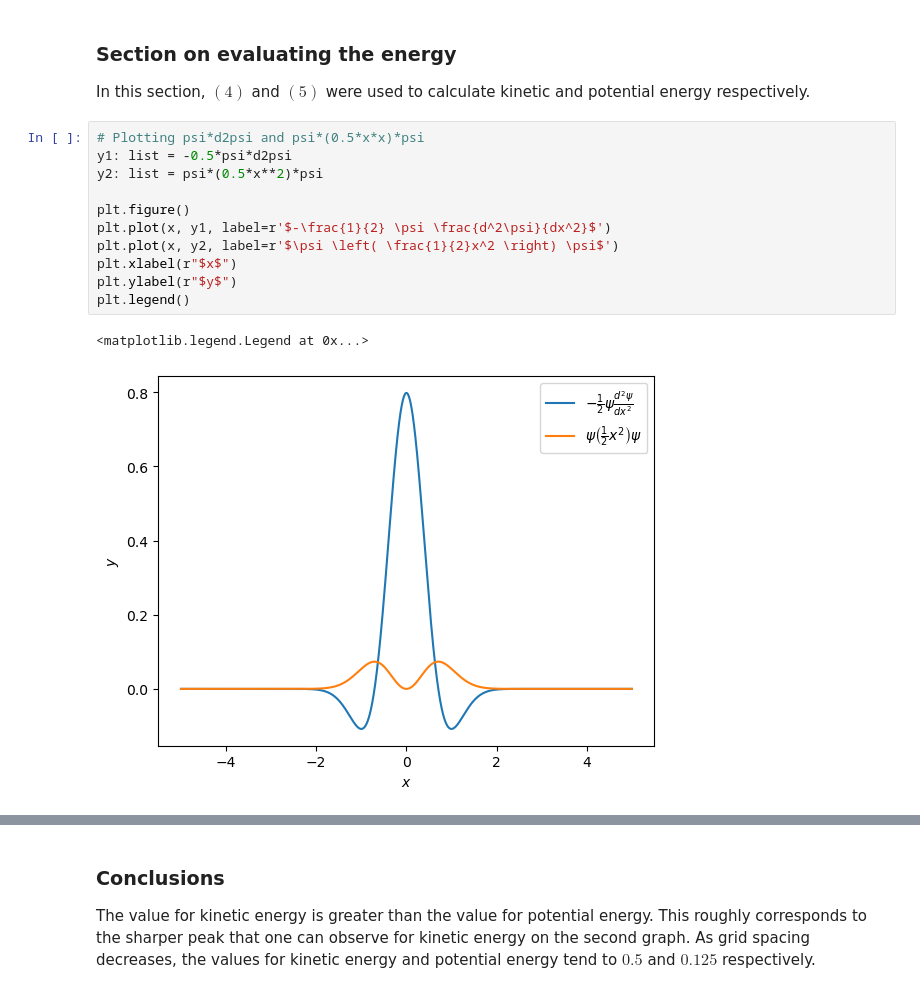
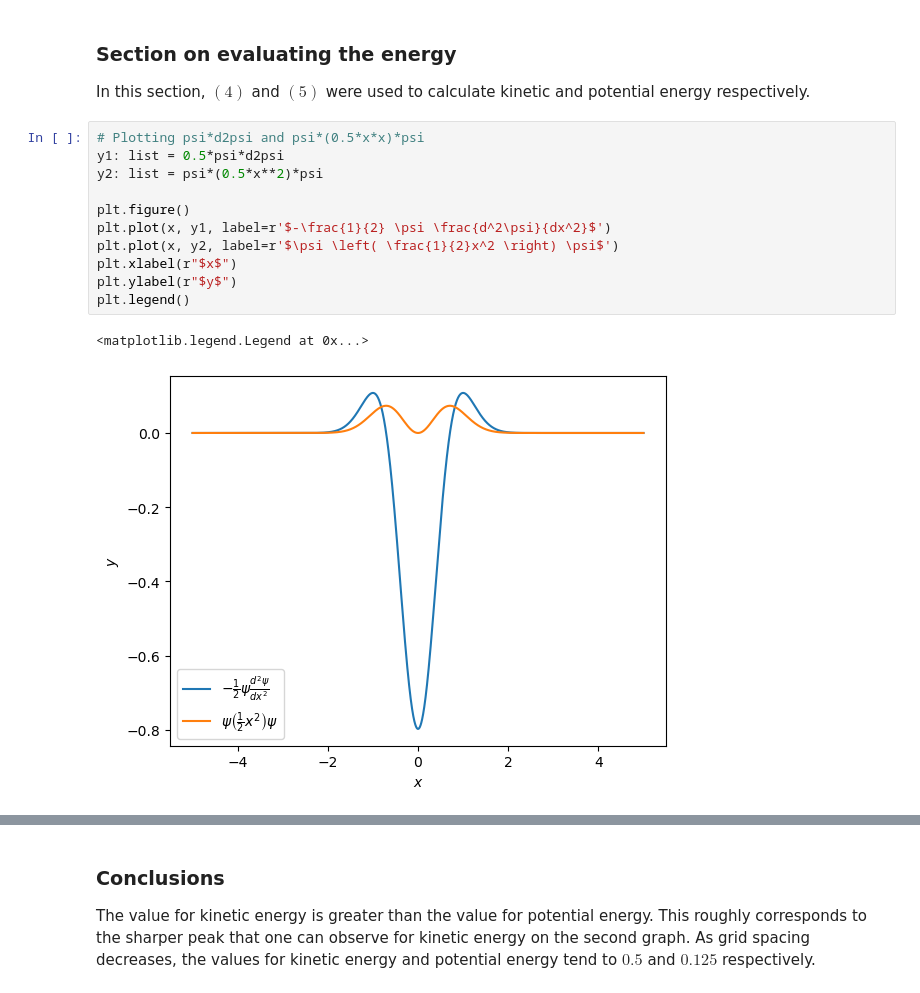
Before and after one commit to zfla/PHAS0030, a Jupyter notebook: Week 3/PHAS0030_W3_ZainFoxLatif.ipynb, the cells around one changed output, grey strips where cells are left out. Saved outputs shown, nothing was run; the diff lists cells and outputs as text.

```diff
--- a/Week 3/PHAS0030_W3_ZainFoxLatif.ipynb
+++ b/Week 3/PHAS0030_W3_ZainFoxLatif.ipynb
@@ -63,17 +63,17 @@ plt.legend()
 In this section, $\mathrm{(4)}$ and $\mathrm{(5)}$ were used to calculate kinetic and potential energy respectively.
 # %%
 # Plotting psi*d2psi and psi*(0.5*x*x)*psi
-y1: list = -0.5*psi*d2psi
+y1: list = 0.5*psi*d2psi
 y2: list = psi*(0.5*x**2)*psi
 
 plt.figure()
 plt.plot(x, y1, label=r'$-\frac{1}{2} \psi \frac{d^2\psi}{dx^2}$')
 plt.plot(x, y2, label=r'$\psi \left( \frac{1}{2}x^2 \right) \psi$')
 plt.xlabel(r"$x$")
 plt.ylabel(r"$y$")
 plt.legend()
 # %% [output]
 <matplotlib.legend.Legend at 0x...>
-[figure, old version]
+[figure, new version]
 # %%
 # Integrating using scipy.integrate()
```
Also changed, not shown: parts of 1 cell of this notebook, 3 other files.
